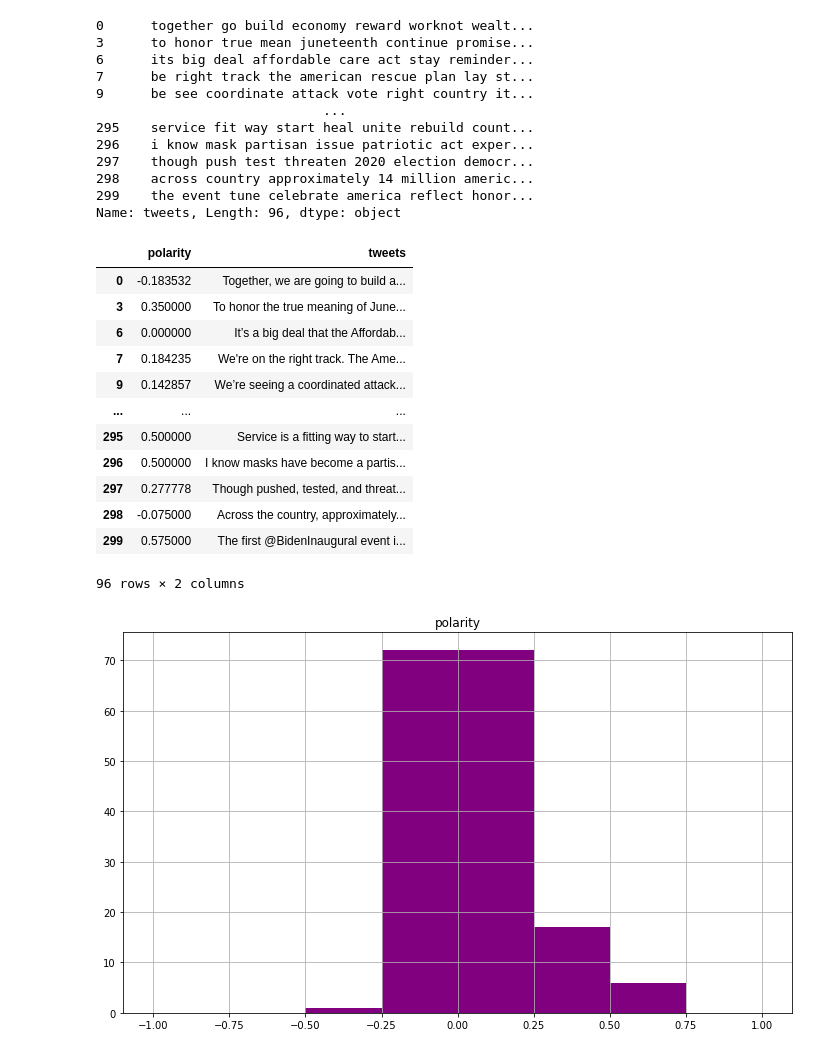
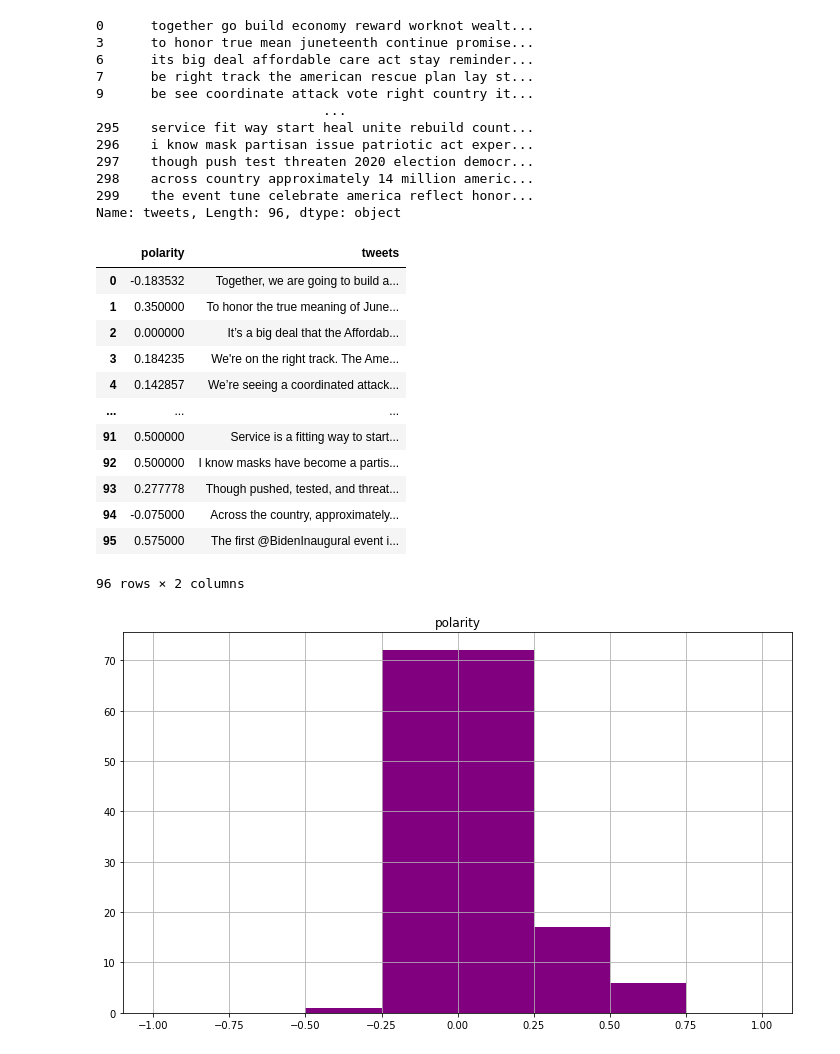
Before and after one commit to foramkavathiya/Machine-Learning-Assignment-, a Jupyter notebook: Twitter_Sentiment_Analysis.ipynb, the cells around one changed output. Saved outputs shown, nothing was run; the diff lists cells and outputs as text; code cells hidden in the pictures.

```diff
--- a/Twitter_Sentiment_Analysis.ipynb
+++ b/Twitter_Sentiment_Analysis.ipynb
@@ -234,22 +234,23 @@ sentiment_df['tweets'].apply(cleanText)
 298    across country approximately 14 million americ...
 299    the event tune celebrate america reflect honor...
 Name: tweets, Length: 96, dtype: object
-# %%
-sentiment_df
-# %% [output]
-|  | polarity | tweets |
-| 0 | -0.183532 | Together, we are going to build a... |
-| 3 | 0.350000 | To honor the true meaning of June... |
-| 6 | 0.000000 | It’s a big deal that the Affordab... |
-| 7 | 0.184235 | We're on the right track. The Ame... |
-| 9 | 0.142857 | We’re seeing a coordinated attack... |
-| ... | ... | ... |
-| 295 | 0.500000 | Service is a fitting way to start... |
-| 296 | 0.500000 | I know masks have become a partis... |
-| 297 | 0.277778 | Though pushed, tested, and threat... |
-| 298 | -0.075000 | Across the country, approximately... |
-| 299 | 0.575000 | The first @BidenInaugural event i... |
-96 rows × 2 columns
+# %%
+sentiment_df = sentiment_df.reset_index(drop = True)
+sentiment_df
+# %% [output]
+|  | polarity | tweets |
+| 0 | -0.183532 | Together, we are going to build a... |
+| 1 | 0.350000 | To honor the true meaning of June... |
+| 2 | 0.000000 | It’s a big deal that the Affordab... |
+| 3 | 0.184235 | We're on the right track. The Ame... |
+| 4 | 0.142857 | We’re seeing a coordinated attack... |
+| ... | ... | ... |
+| 91 | 0.500000 | Service is a fitting way to start... |
+| 92 | 0.500000 | I know masks have become a partis... |
+| 93 | 0.277778 | Though pushed, tested, and threat... |
+| 94 | -0.075000 | Across the country, approximately... |
+| 95 | 0.575000 | The first @BidenInaugural event i... |
+96 rows × 2 columns
 # %%
 fig, ax = plt.subplots(figsize = (12,7))
 sentiment_df.hist(bins=[-1, -0.75, -0.5, -0.25, 0.25, 0.5, 0.75, 1], ax=ax, color="purple")
```
Also changed, not shown: parts of 4 cells of this notebook.
